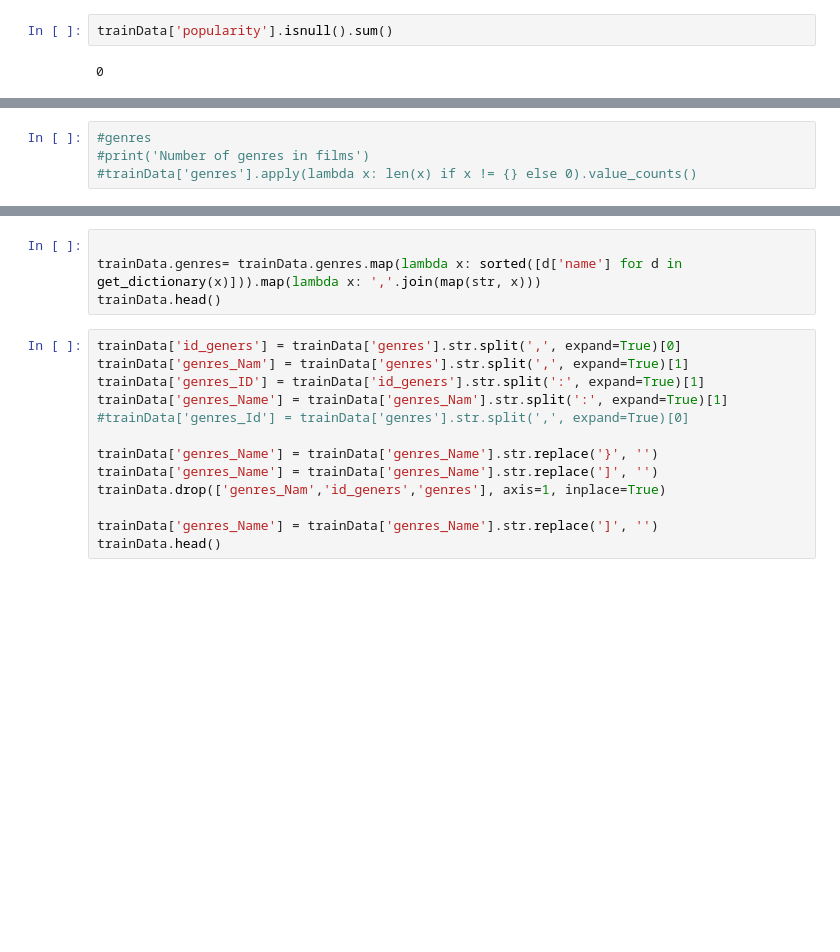
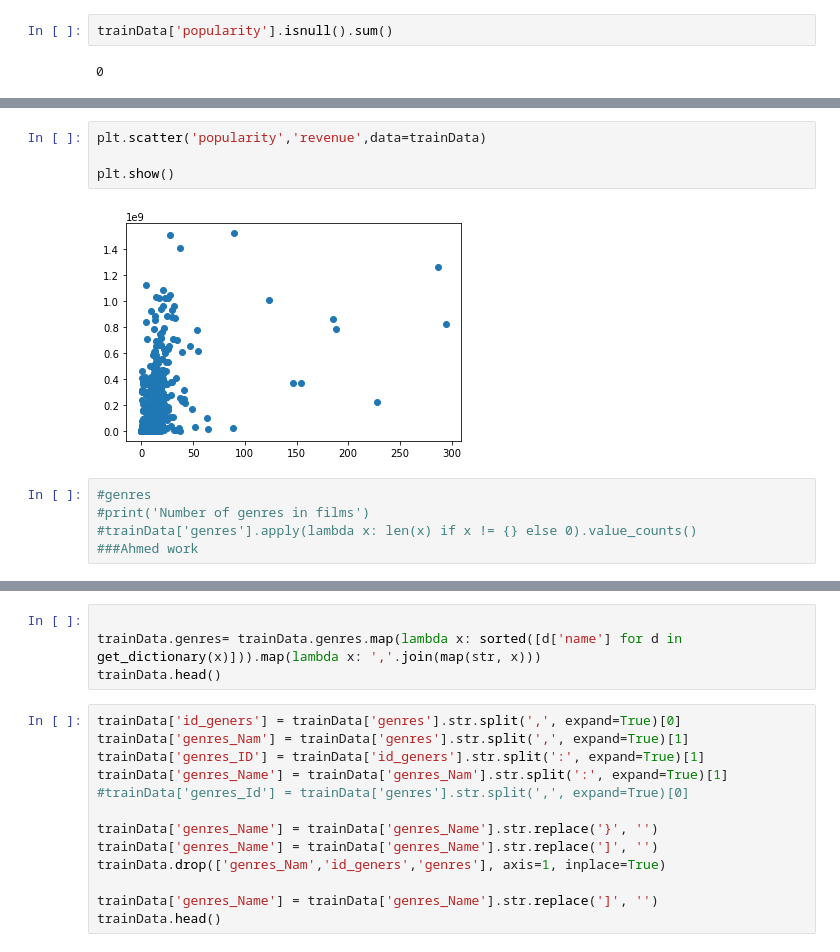
Before and after one commit to mohamedali-sc/TMDB-Box-Office-Prediction, a Jupyter notebook: model.ipynb, the cells around one changed output, grey strips where cells are left out. Drawn from its saved outputs; the diff is of its cells as text; blank space fills up the shorter version.

```diff
--- a/model.ipynb
+++ b/model.ipynb
@@ -294,4 +294,11 @@ KeyboardInterrupt:
+# %%
+plt.scatter('popularity','revenue',data=trainData)
+
+plt.show()
+# %% [output]
+[figure, added]
 # %%
 #genres
 #print('Number of genres in films')
 #trainData['genres'].apply(lambda x: len(x) if x != {} else 0).value_counts()
+###Ahmed work
```
Also changed, not shown: parts of 22 cells of this notebook, 1 other file.
